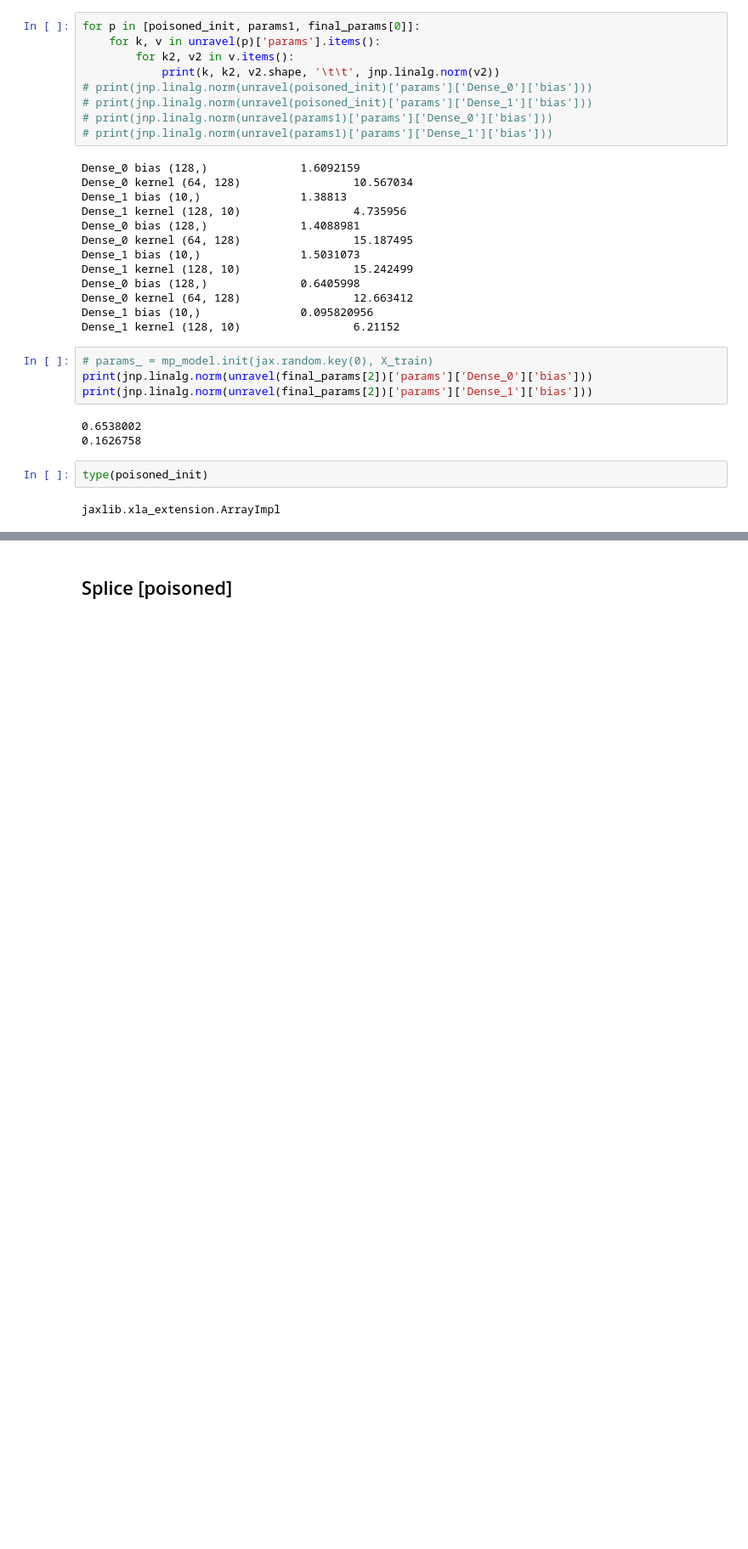
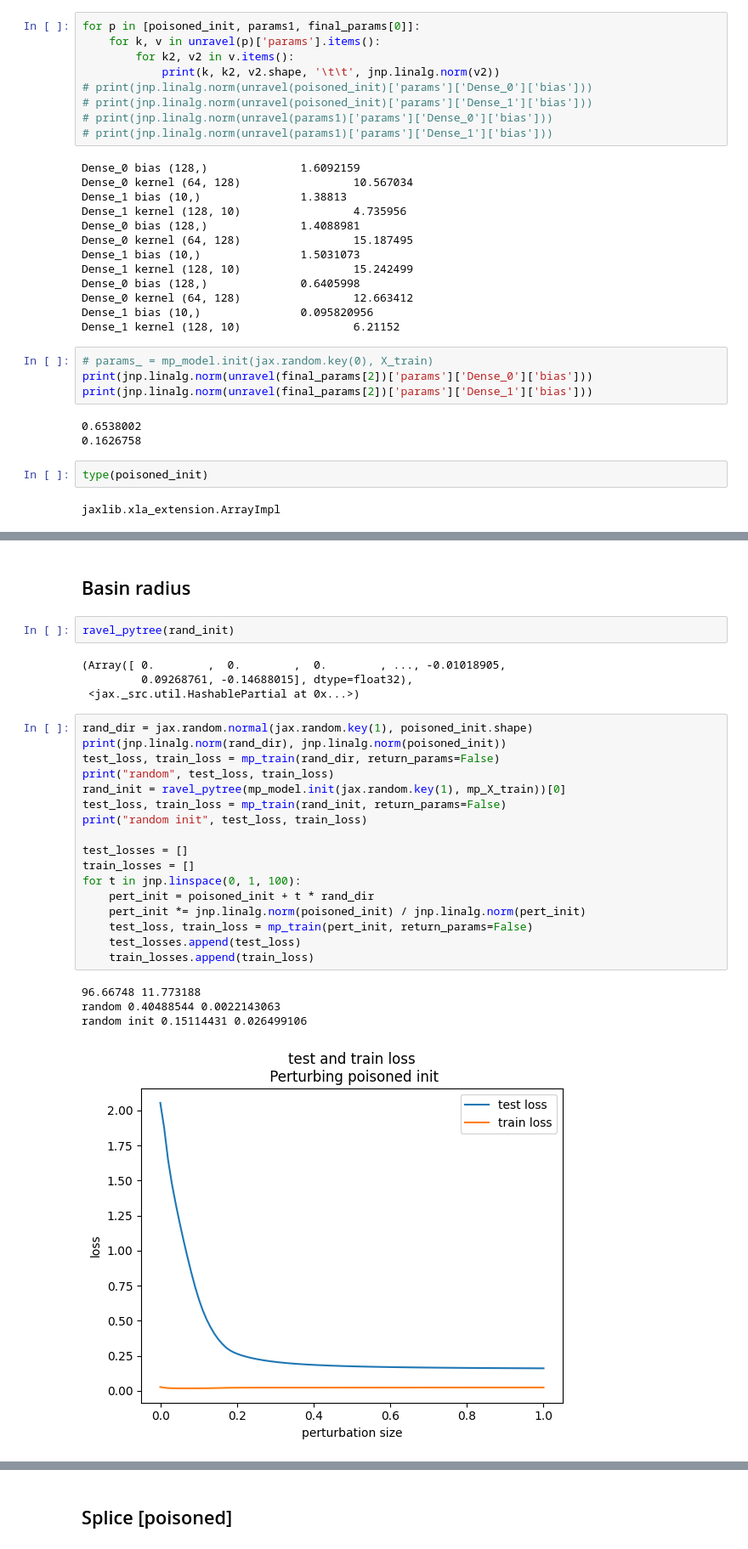
Before and after one commit to EleutherAI/basin-volume, a Jupyter notebook: delta_size.ipynb, the cells around one changed output, grey strips where cells are left out. Shown at 85% size. Drawn from its saved outputs; the diff is of its cells as text; blank space fills up the shorter version.

```diff
--- a/delta_size.ipynb
+++ b/delta_size.ipynb
@@ -391,0 +374,30 @@ final_params.shape
+# %% [markdown]
+## Basin radius
+# %%
+ravel_pytree(rand_init)
+# %% [output]
+(Array([ 0.        ,  0.        ,  0.        , ..., -0.01018905,
+         0.09268761, -0.14688015], dtype=float32),
+ <jax._src.util.HashablePartial at 0x...>)
+# %%
+rand_dir = jax.random.normal(jax.random.key(1), poisoned_init.shape)
+print(jnp.linalg.norm(rand_dir), jnp.linalg.norm(poisoned_init))
+test_loss, train_loss = mp_train(rand_dir, return_params=False)
+print("random", test_loss, train_loss)
+rand_init = ravel_pytree(mp_model.init(jax.random.key(1), mp_X_train))[0]
+test_loss, train_loss = mp_train(rand_init, return_params=False)
+print("random init", test_loss, train_loss)
+
+test_losses = []
+train_losses = []
+for t in jnp.linspace(0, 1, 100):
+    pert_init = poisoned_init + t * rand_dir
+    pert_init *= jnp.linalg.norm(poisoned_init) / jnp.linalg.norm(pert_init)
+    test_loss, train_loss = mp_train(pert_init, return_params=False)
+    test_losses.append(test_loss)
+    train_losses.append(train_loss)
+# %% [output]
+96.66748 11.773188
+random 0.40488544 0.0022143063
+random init 0.15114431 0.026499106
+[figure, added]
```
Also changed, not shown: parts of 18 cells of this notebook, 3 other files.
